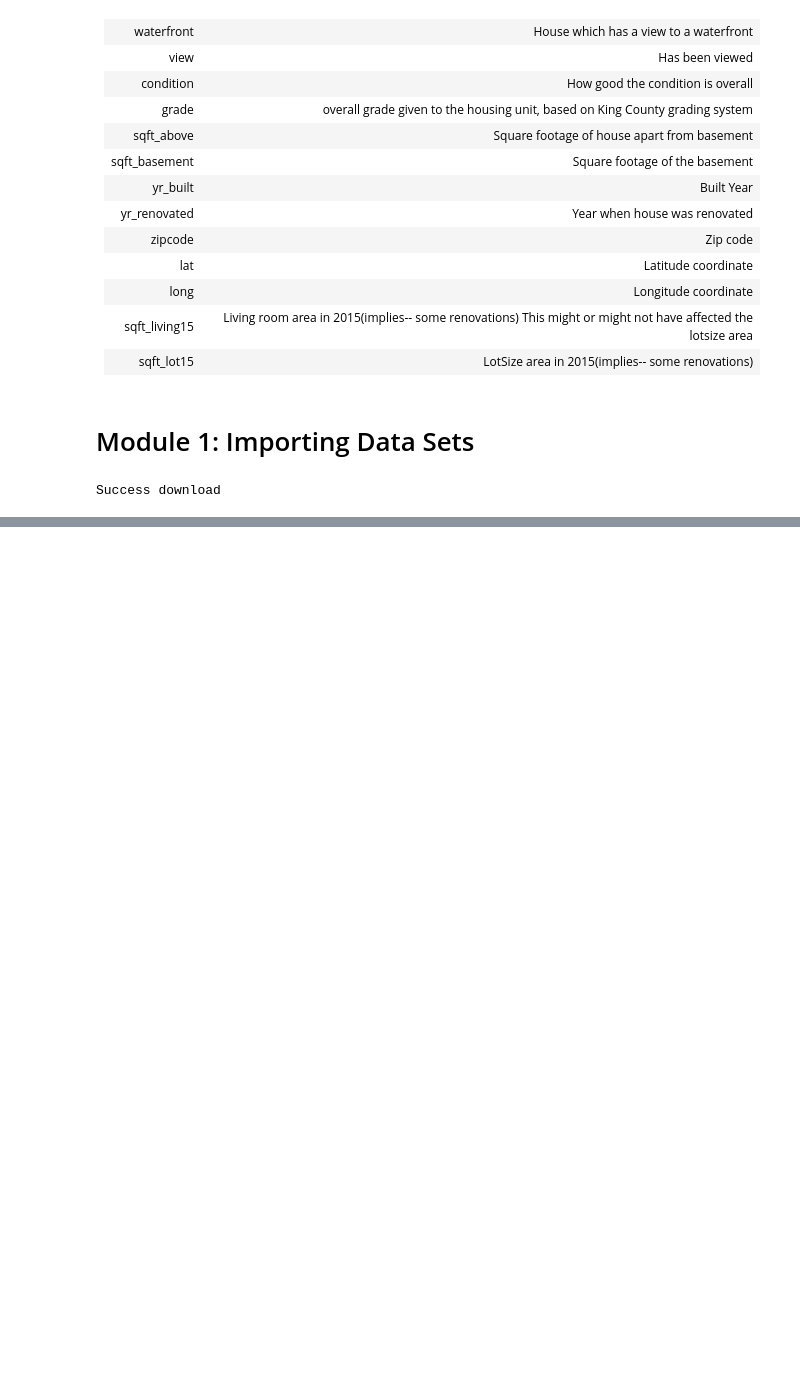
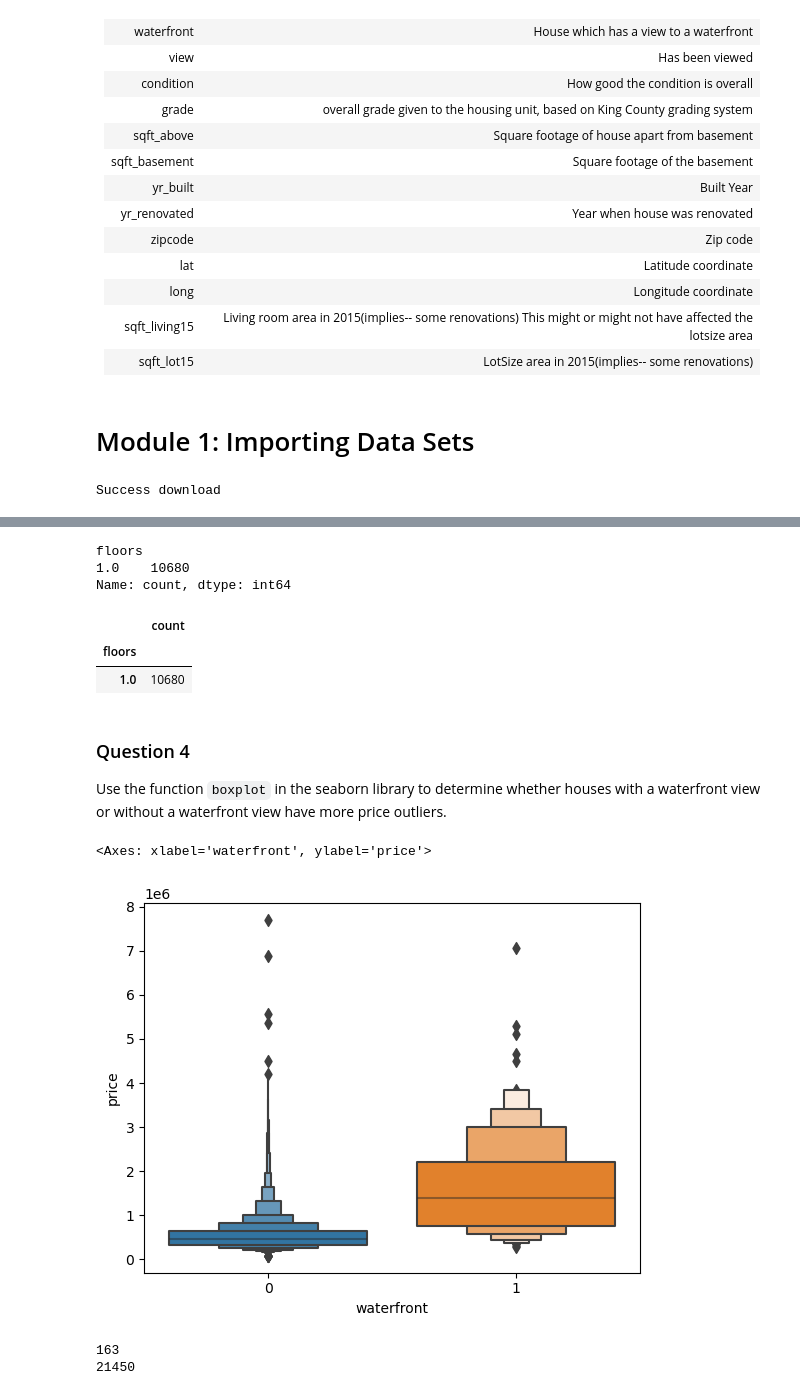
Before and after one commit to matublaq/IBM_datascience_course, a Jupyter notebook: pythonAnalysis/FinalProject.ipynb, the cells around one changed output, grey strips where cells are left out. Drawn from its saved outputs; the diff is of its cells as text; code cells hidden in the pictures; blank space fills up the shorter version.

```diff
--- a/pythonAnalysis/FinalProject.ipynb
+++ b/pythonAnalysis/FinalProject.ipynb
@@ -52,5 +52,10 @@ if(request.status_code == 200):
     print("Success download")
 else:
     print(f"Error download. Status code {request.status_code}")
+
+path = "ks_house_data.csv"
 # %% [output]
 Success download
+# %%
+df = pd.read_csv(path)
+df
@@ -56,0 +106,3 @@ Success download
+# %%
+df.drop(["id", "Unnamed: 0"], axis=1, inplace=True)
+df.columns
@@ -56,0 +122,6 @@ Success download
+# %%
+mean_bed = df["bedrooms"].mean()
+mean_bath = df["bathrooms"].mean()
+
+df["bedrooms"].replace(np.nan, mean_bed, inplace=True)
+df["bathrooms"].replace(np.nan, mean_bath, inplace=True)
@@ -56,0 +134,28 @@ Success download
+# %%
+one_floor = df["floors"][df["floors"] == 1].value_counts()
+one_floor
+# %% [output]
+floors
+1.0    10680
+Name: count, dtype: int64
+# %%
+one_floor.to_frame()
+# %% [output]
+|  | count |
+| floors |  |
+| 1.0 | 10680 |
+# %% [markdown]
+### Question 4
+
+Use the function <code>boxplot</code> in the seaborn library  to  determine whether houses with a waterfront view or without a waterfront view have more price outliers.
+# %%
+sns.boxenplot(x="waterfront", y="price", data=df)
+# %% [output]
+<Axes: xlabel='waterfront', ylabel='price'>
+[figure, added]
+# %%
+print(df["waterfront"][df["waterfront"] == 1].count())
+print(df["waterfront"][df["waterfront"] == 0].count())
+# %% [output]
+163
+21450
```
Also changed, not shown: parts of 14 cells of this notebook, 1 other file.
